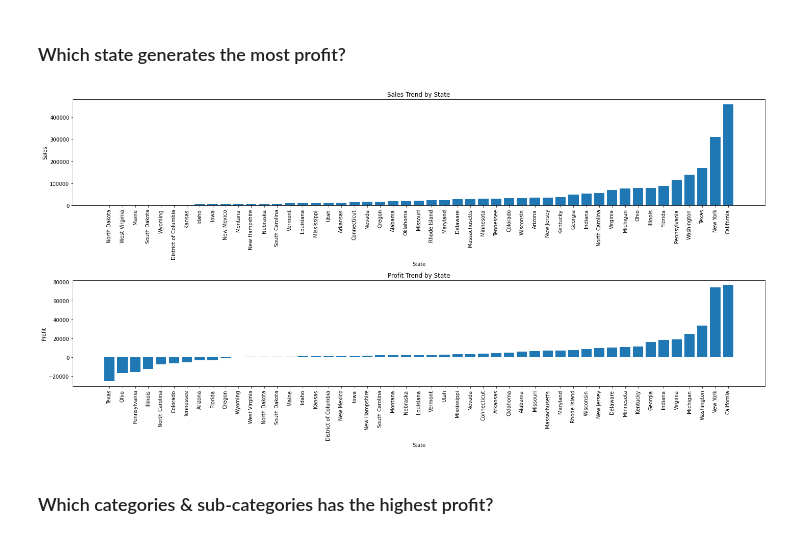
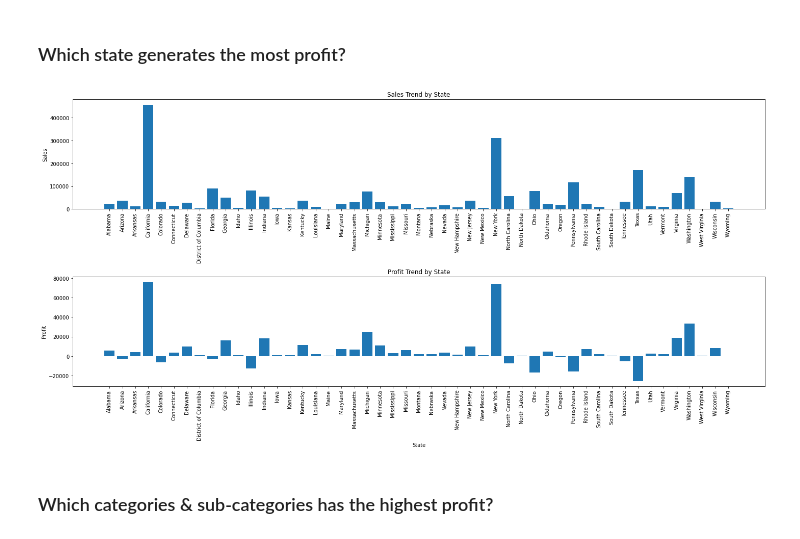
Before and after one commit to fahrizanrasyad/superstore-analysis, a Jupyter notebook: superstore_fahrizan-rasyad.ipynb, the cells around one changed output. Cells and saved outputs as stored; diff of their text form; code cells hidden in the pictures.

```diff
--- a/superstore_fahrizan-rasyad.ipynb
+++ b/superstore_fahrizan-rasyad.ipynb
@@ -403,29 +402,29 @@ plt.show()
 ### Which state generates the most profit?
 # %%
 # Grouping sales by according state
-sales_per_state = df.groupby('State')['Sales'].sum().sort_values()
-profit_per_state = df.groupby('State')['Profit'].sum().sort_values()
+sales_per_state = df.groupby('State')['Sales'].sum().sort_index()
+profit_per_state = df.groupby('State')['Profit'].sum().sort_index()
 
 # Create figure
 fig, axes = plt.subplots(2,1, figsize=(20,10))
 
 # Sales by state
 axes[0].bar(sales_per_state.index, sales_per_state.values)
-axes[0].set_xlabel('State')
+#axes[0].set_xlabel('State')
 axes[0].set_ylabel('Sales')
 axes[0].set_title("Sales Trend by State")
 axes[0].tick_params(axis='x', rotation=90)
 
 # Profit by state
 axes[1].bar(profit_per_state.index, profit_per_state.values)
 axes[1].set_xlabel('State')
 axes[1].set_ylabel('Profit')
 axes[1].set_title("Profit Trend by State")
 axes[1].tick_params(axis='x', rotation=90)
 
 plt.tight_layout()
 plt.show()
 # %% [output]
-[figure, old version]
+[figure, new version]
 # %% [markdown]
 ### Which categories & sub-categories has the highest profit?
```
Also changed, not shown: parts of 7 cells of this notebook.
